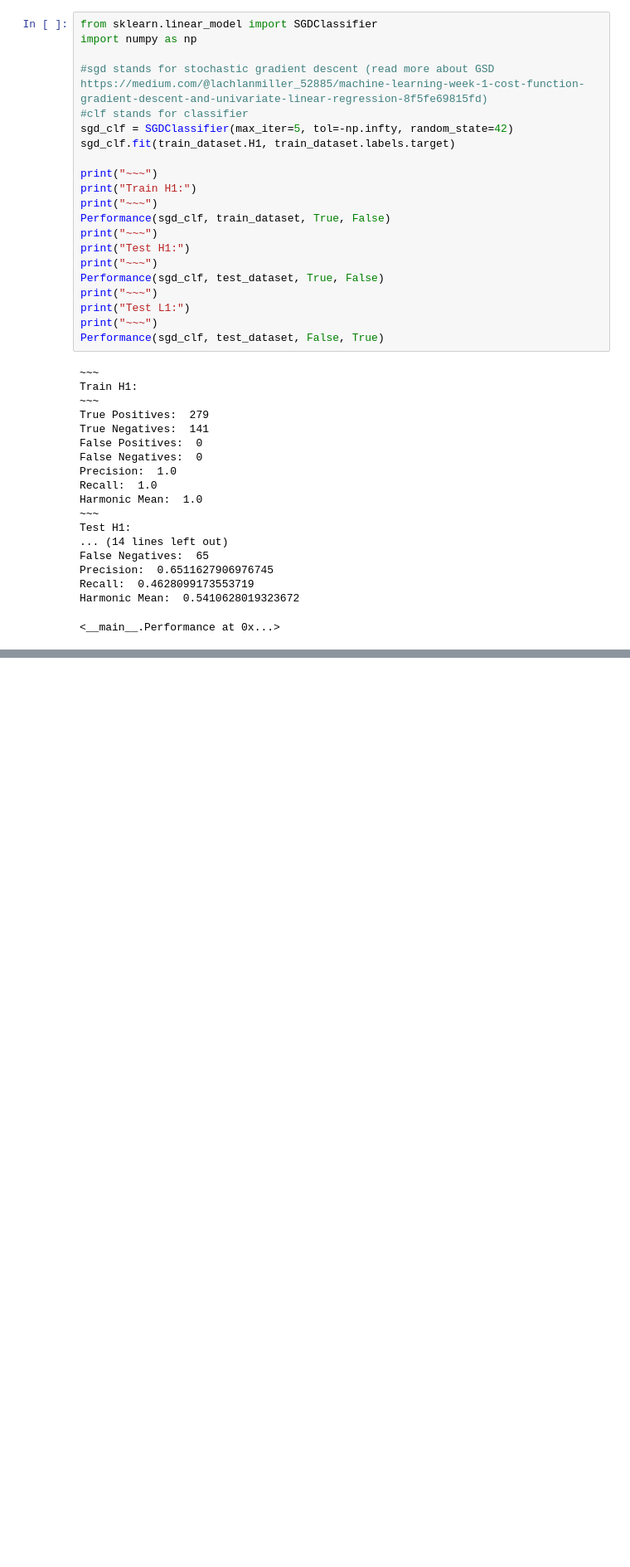
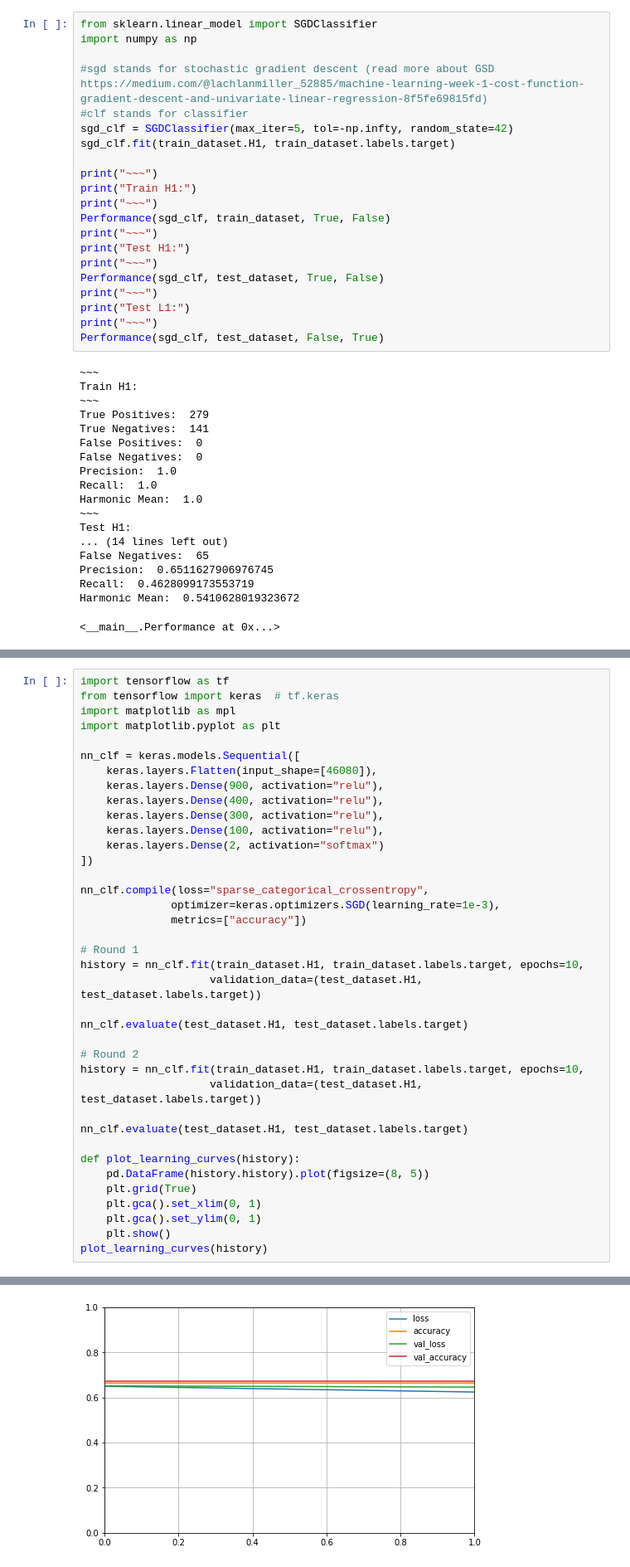
Before and after one commit to s-feinstein/AI4Code, a Jupyter notebook: G2Net.ipynb, the cells around one changed output, grey strips where cells are left out. Shown at 83% size. Drawn from its saved outputs; the diff is of its cells as text; blank space fills up the shorter version.

Commit message:
Added a bunch of models: SGD, SVM, Random Forest, NN. Kaggle Notebook | G2Net | Version 10

```diff
--- a/G2Net.ipynb
+++ b/G2Net.ipynb
@@ -307,0 +368,39 @@ Harmonic Mean:  0.5410628019323672
+# %%
+import tensorflow as tf
+from tensorflow import keras  # tf.keras
+import matplotlib as mpl
+import matplotlib.pyplot as plt
+
+nn_clf = keras.models.Sequential([
+    keras.layers.Flatten(input_shape=[46080]),
+    keras.layers.Dense(900, activation="relu"),
+    keras.layers.Dense(400, activation="relu"),
+    keras.layers.Dense(300, activation="relu"),
+    keras.layers.Dense(100, activation="relu"),
+    keras.layers.Dense(2, activation="softmax")
+])
+
+nn_clf.compile(loss="sparse_categorical_crossentropy",
+              optimizer=keras.optimizers.SGD(learning_rate=1e-3),
+              metrics=["accuracy"])
+
+# Round 1
+history = nn_clf.fit(train_dataset.H1, train_dataset.labels.target, epochs=10,
+                    validation_data=(test_dataset.H1, test_dataset.labels.target))
+
+nn_clf.evaluate(test_dataset.H1, test_dataset.labels.target)
+
+# Round 2
+history = nn_clf.fit(train_dataset.H1, train_dataset.labels.target, epochs=10,
+                    validation_data=(test_dataset.H1, test_dataset.labels.target))
+
+nn_clf.evaluate(test_dataset.H1, test_dataset.labels.target)
+
+def plot_learning_curves(history):
+    pd.DataFrame(history.history).plot(figsize=(8, 5))
+    plt.grid(True)
+    plt.gca().set_xlim(0, 1)
+    plt.gca().set_ylim(0, 1)
+    plt.show()
+plot_learning_curves(history)
+# %% [output]
@@ -307,0 +426 @@ Harmonic Mean:  0.5410628019323672
+[figure, added]
```
Also changed, not shown: parts of 14 cells of this notebook.
